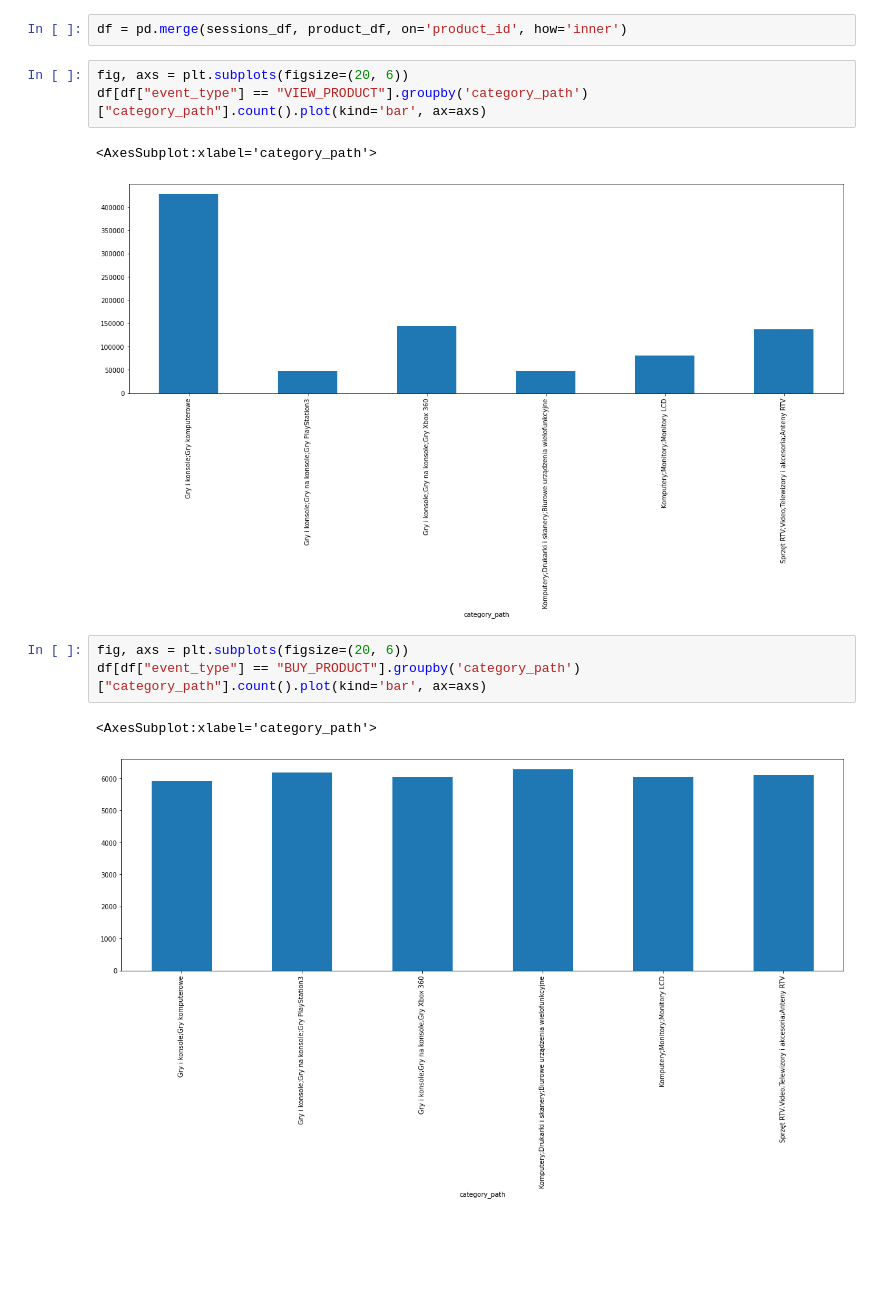
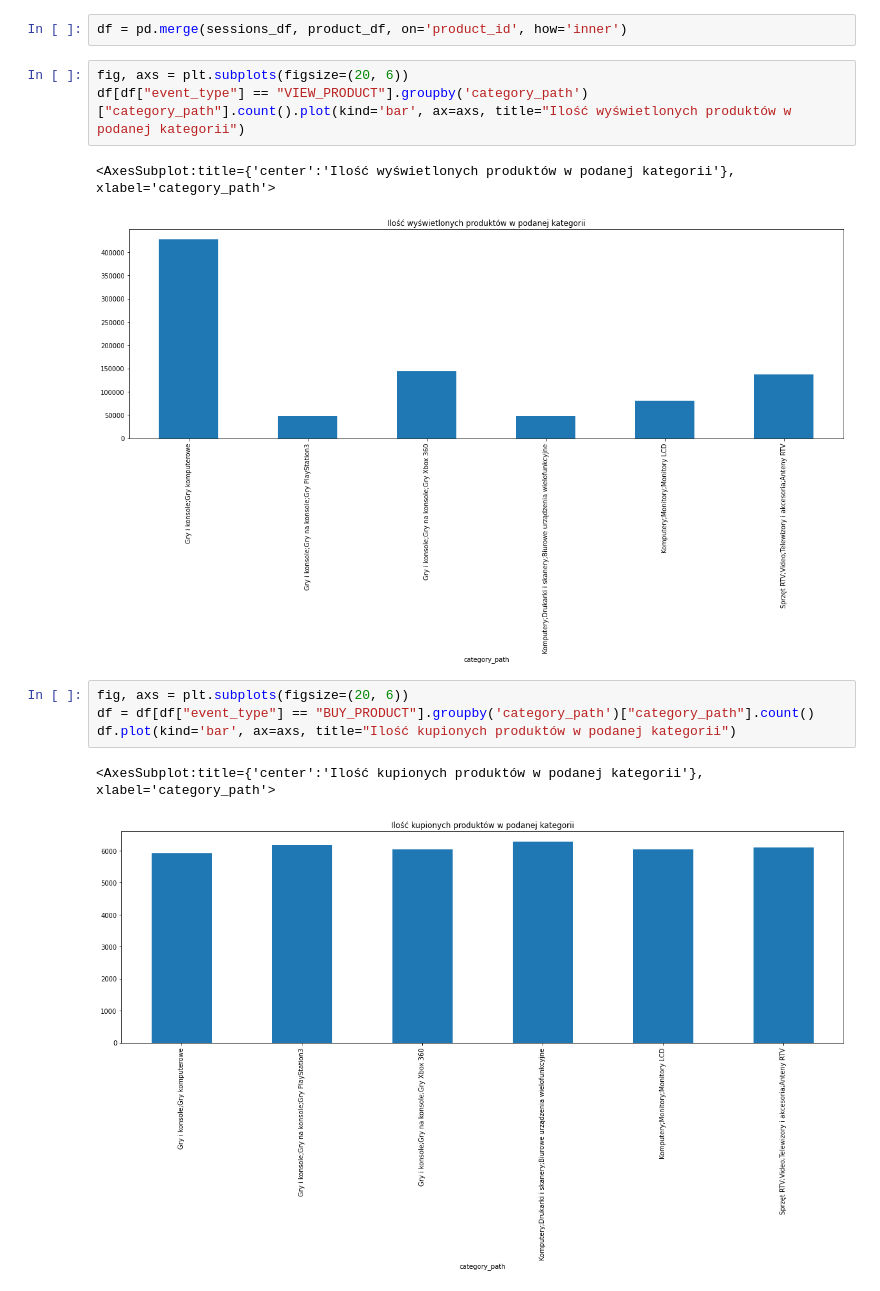
Before and after one commit to Rolkarolka/Delivery-optimization, a Jupyter notebook: notebooks/data_analysis.ipynb, the cells around one changed output. Drawn from its saved outputs; the diff is of its cells as text; blank space fills up the shorter version.

```diff
--- a/notebooks/data_analysis.ipynb
+++ b/notebooks/data_analysis.ipynb
@@ -321,13 +323,14 @@ sessions_df
 df = pd.merge(sessions_df, product_df, on='product_id', how='inner')
 # %%
 fig, axs = plt.subplots(figsize=(20, 6))
-df[df["event_type"] == "VIEW_PRODUCT"].groupby('category_path')["category_path"].count().plot(kind='bar', ax=axs)
+df[df["event_type"] == "VIEW_PRODUCT"].groupby('category_path')["category_path"].count().plot(kind='bar', ax=axs, title="Ilość wyświetlonych produktów w podanej kategorii")
 # %% [output]
-<AxesSubplot:xlabel='category_path'>
+<AxesSubplot:title={'center':'Ilość wyświetlonych produktów w podanej kategorii'}, xlabel='category_path'>
-[figure, old version]
+[figure, new version]
 # %%
 fig, axs = plt.subplots(figsize=(20, 6))
-df[df["event_type"] == "BUY_PRODUCT"].groupby('category_path')["category_path"].count().plot(kind='bar', ax=axs)
+df = df[df["event_type"] == "BUY_PRODUCT"].groupby('category_path')["category_path"].count()
+df.plot(kind='bar', ax=axs, title="Ilość kupionych produktów w podanej kategorii")
 # %% [output]
-<AxesSubplot:xlabel='category_path'>
+<AxesSubplot:title={'center':'Ilość kupionych produktów w podanej kategorii'}, xlabel='category_path'>
-[figure, old version]
+[figure, new version]
```
Also changed, not shown: parts of 5 cells of this notebook.
